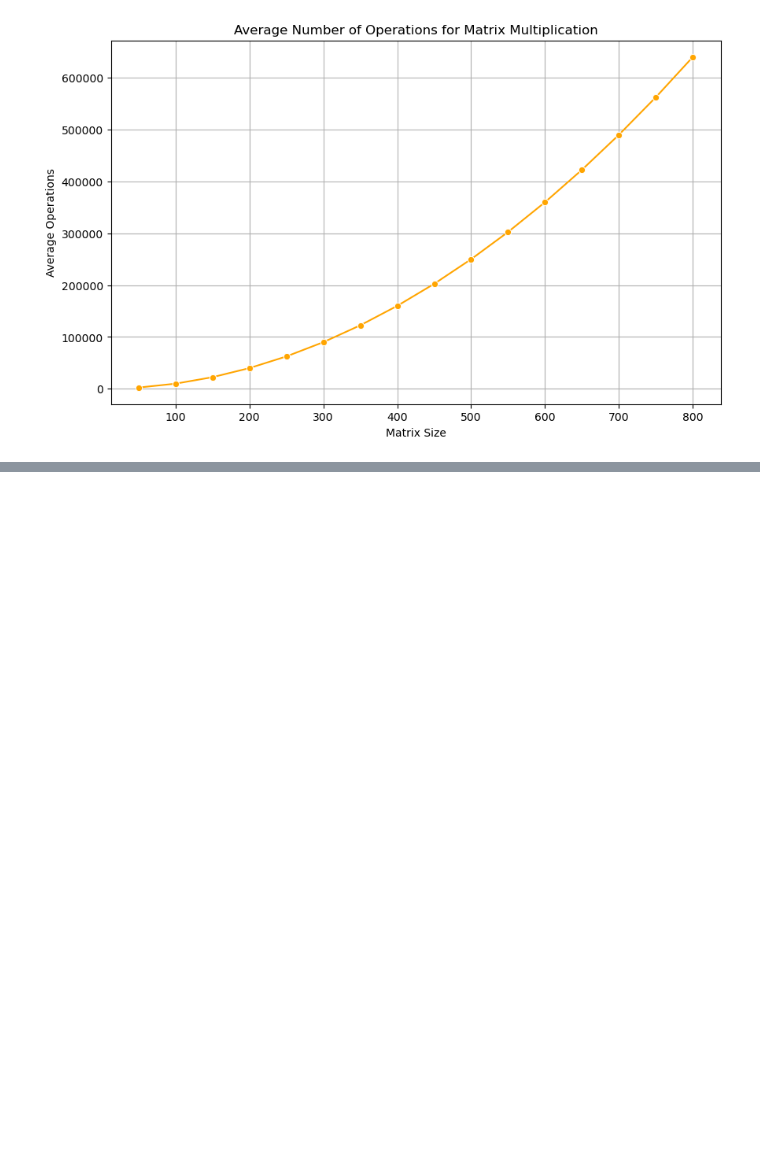
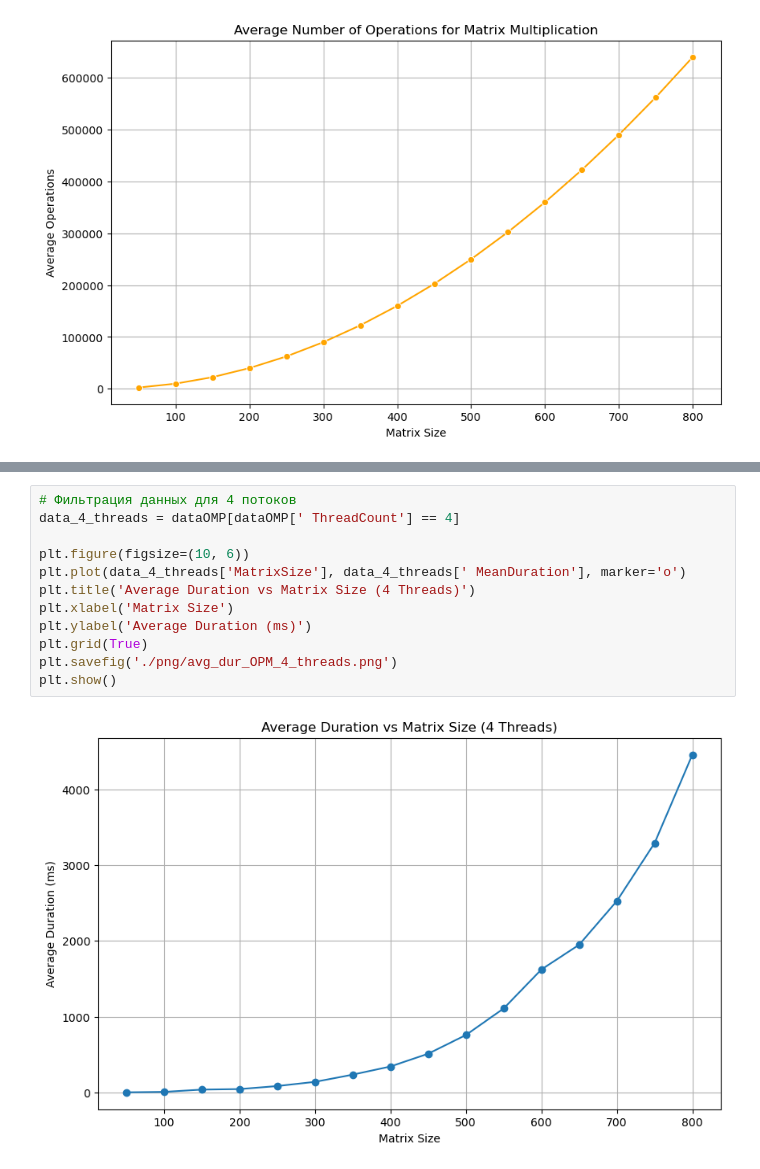
Before and after one commit to Airfix982/paralProg, a Jupyter notebook: parallLab1/draw.ipynb, the cells around one changed output, grey strips where cells are left out. Saved outputs shown, nothing was run; the diff lists cells and outputs as text; blank space fills up the shorter version.

```diff
--- a/parallLab1/draw.ipynb
+++ b/parallLab1/draw.ipynb
@@ -70,0 +100,14 @@ plt.show()
+# %%
+# Фильтрация данных для 4 потоков
+data_4_threads = dataOMP[dataOMP[' ThreadCount'] == 4]
+
+plt.figure(figsize=(10, 6))
+plt.plot(data_4_threads['MatrixSize'], data_4_threads[' MeanDuration'], marker='o')
+plt.title('Average Duration vs Matrix Size (4 Threads)')
+plt.xlabel('Matrix Size')
+plt.ylabel('Average Duration (ms)')
+plt.grid(True)
+plt.savefig('./png/avg_dur_OPM_4_threads.png')
+plt.show()
+# %% [output]
+[figure, added]
```
Also changed, not shown: parts of 6 cells of this notebook, 11 other files.
